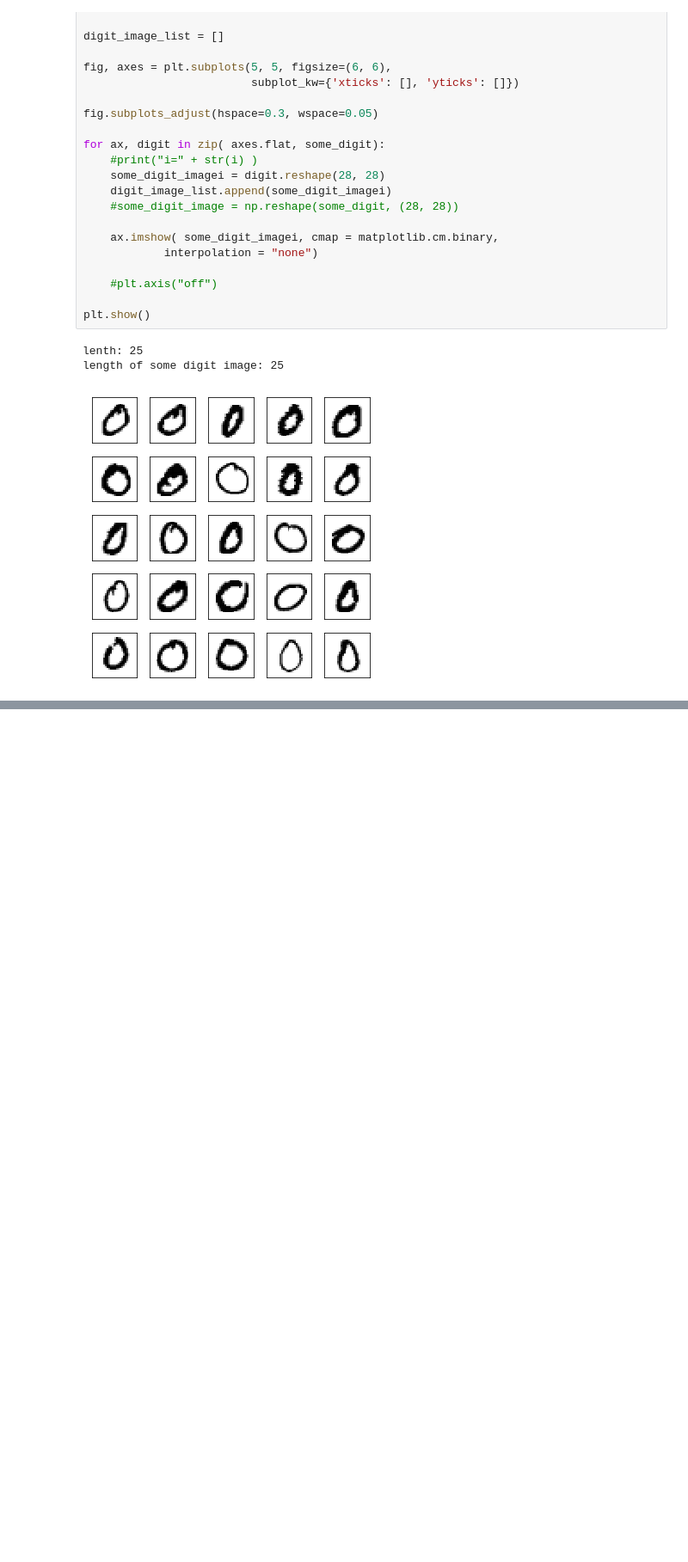
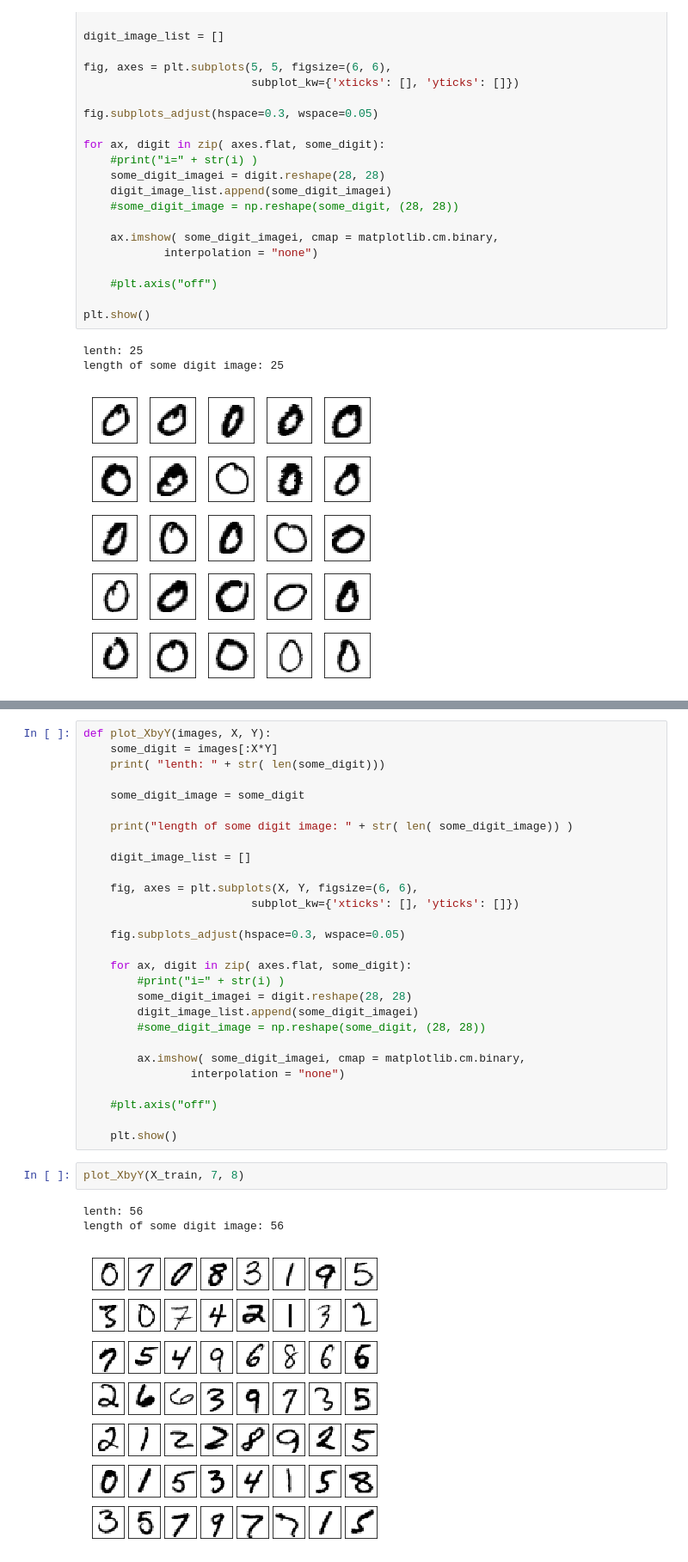
Before and after one commit to breezedu/PythonDeeplearning, a Jupyter notebook: handson_ml_practice/Chapter+3+MNIST.ipynb, the cells around one changed output, grey strips where cells are left out. Shown at 86% size. Saved outputs shown, nothing was run; the diff lists cells and outputs as text; blank space fills up the shorter version.

```diff
--- a/handson_ml_practice/Chapter+3+MNIST.ipynb
+++ b/handson_ml_practice/Chapter+3+MNIST.ipynb
@@ -93,0 +137,34 @@ length of some digit image: 25
+# %%
+def plot_XbyY(images, X, Y):
+    some_digit = images[:X*Y]
+    print( "lenth: " + str( len(some_digit)))
+
+    some_digit_image = some_digit
+
+    print("length of some digit image: " + str( len( some_digit_image)) )
+
+    digit_image_list = []
+
+    fig, axes = plt.subplots(X, Y, figsize=(6, 6),
+                         subplot_kw={'xticks': [], 'yticks': []})
+
+    fig.subplots_adjust(hspace=0.3, wspace=0.05)
+
+    for ax, digit in zip( axes.flat, some_digit):
+        #print("i=" + str(i) )
+        some_digit_imagei = digit.reshape(28, 28)
+        digit_image_list.append(some_digit_imagei)
+        #some_digit_image = np.reshape(some_digit, (28, 28))
+
+        ax.imshow( some_digit_imagei, cmap = matplotlib.cm.binary,
+                interpolation = "none")
+
+    #plt.axis("off")
+
+    plt.show()
+# %%
+plot_XbyY(X_train, 7, 8)
+# %% [output]
+lenth: 56
+length of some digit image: 56
+[figure, added]
```
Also changed, not shown: parts of 4 cells of this notebook.
